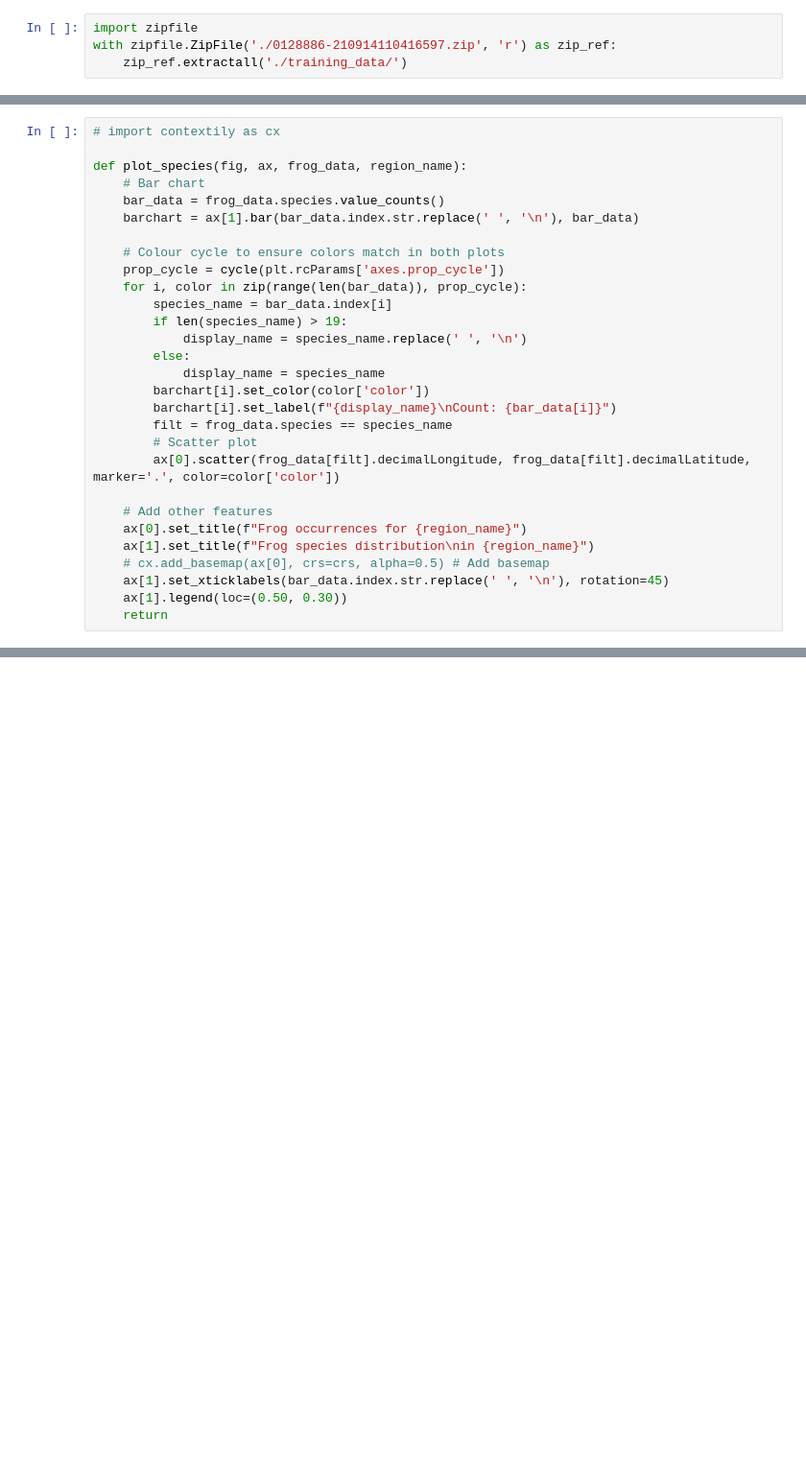
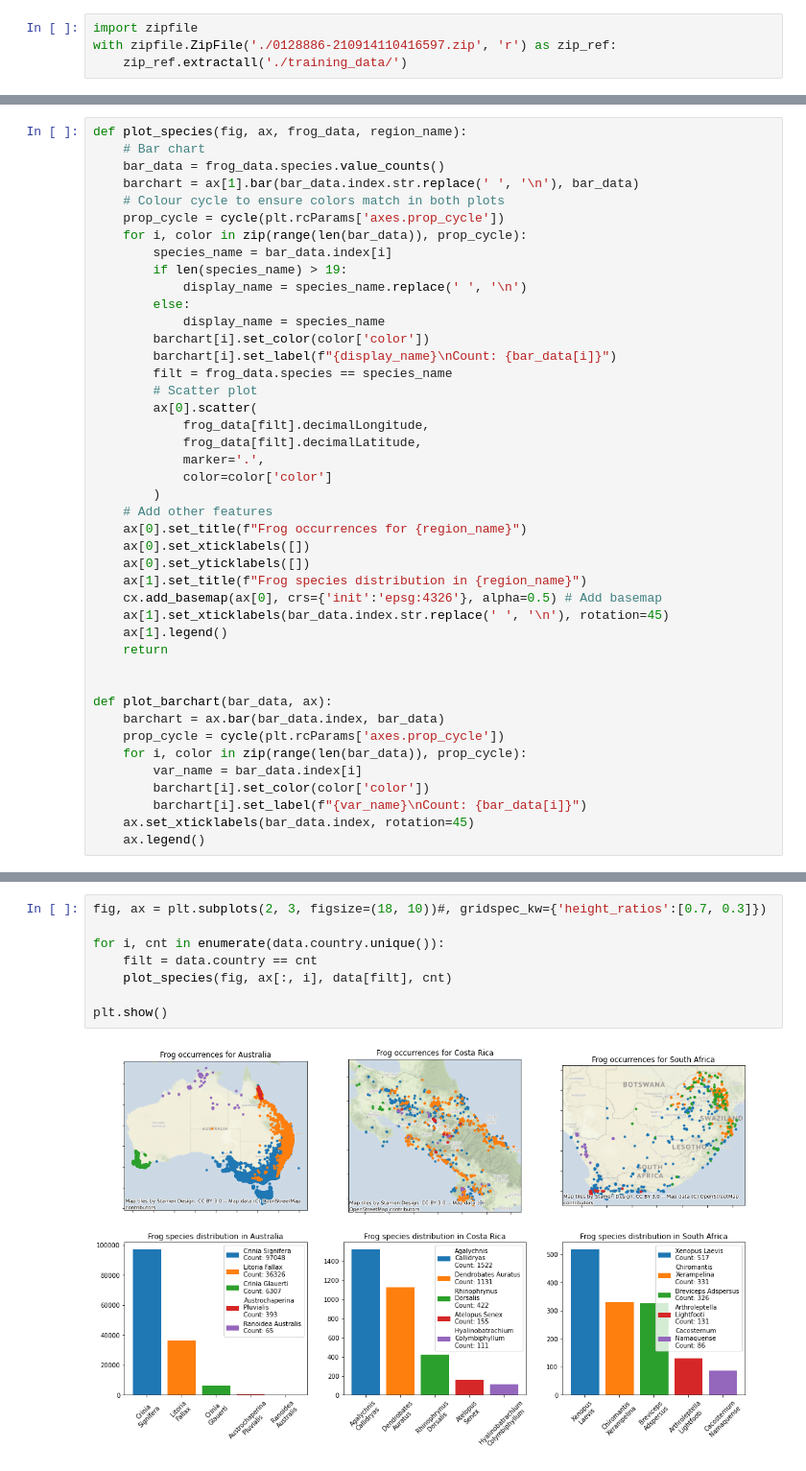
Before and after one commit to EY-Data-Science-Program/2022-Better-Working-World-Data-Challenge, a Jupyter notebook: data/dataset_summary.ipynb, the cells around one changed output, grey strips where cells are left out. Shown: that part at 96% size. Drawn from its saved outputs; the diff is of its cells as text; blank space fills up the shorter version.

```diff
--- a/data/dataset_summary.ipynb
+++ b/data/dataset_summary.ipynb
@@ -62,13 +47,10 @@ species             0.000000
 country             0.000000
 dtype: float64
 # %%
-# import contextily as cx
-
 def plot_species(fig, ax, frog_data, region_name):
     # Bar chart
     bar_data = frog_data.species.value_counts()
     barchart = ax[1].bar(bar_data.index.str.replace(' ', '\n'), bar_data)
-
     # Colour cycle to ensure colors match in both plots
     prop_cycle = cycle(plt.rcParams['axes.prop_cycle'])
     for i, color in zip(range(len(bar_data)), prop_cycle):
@@ -81,12 +63,29 @@ def plot_species(fig, ax, frog_data, region_name):
         barchart[i].set_label(f"{display_name}\nCount: {bar_data[i]}")
         filt = frog_data.species == species_name
         # Scatter plot
-        ax[0].scatter(frog_data[filt].decimalLongitude, frog_data[filt].decimalLatitude, marker='.', color=color['color'])
-
+        ax[0].scatter(
+            frog_data[filt].decimalLongitude,
+            frog_data[filt].decimalLatitude,
+            marker='.',
+            color=color['color']
+        )
     # Add other features
     ax[0].set_title(f"Frog occurrences for {region_name}")
-    ax[1].set_title(f"Frog species distribution\nin {region_name}")
-    # cx.add_basemap(ax[0], crs=crs, alpha=0.5) # Add basemap
+    ax[0].set_xticklabels([])
+    ax[0].set_yticklabels([])
+    ax[1].set_title(f"Frog species distribution in {region_name}")
+    cx.add_basemap(ax[0], crs={'init':'epsg:4326'}, alpha=0.5) # Add basemap
     ax[1].set_xticklabels(bar_data.index.str.replace(' ', '\n'), rotation=45)
-    ax[1].legend(loc=(0.50, 0.30))
+    ax[1].legend()
     return
+
+
+def plot_barchart(bar_data, ax):
+    barchart = ax.bar(bar_data.index, bar_data)
+    prop_cycle = cycle(plt.rcParams['axes.prop_cycle'])
+    for i, color in zip(range(len(bar_data)), prop_cycle):
+        var_name = bar_data.index[i]
+        barchart[i].set_color(color['color'])
+        barchart[i].set_label(f"{var_name}\nCount: {bar_data[i]}")
+    ax.set_xticklabels(bar_data.index, rotation=45)
+    ax.legend()
@@ -119,0 +100,10 @@ plot_barchart(country_bar_data, ax)
+# %%
+fig, ax = plt.subplots(2, 3, figsize=(18, 10))#, gridspec_kw={'height_ratios':[0.7, 0.3]})
+
+for i, cnt in enumerate(data.country.unique()):
+    filt = data.country == cnt
+    plot_species(fig, ax[:, i], data[filt], cnt)
+
+plt.show()
+# %% [output]
+[figure, new version]
```
Also changed, not shown: parts of 8 cells of this notebook.
